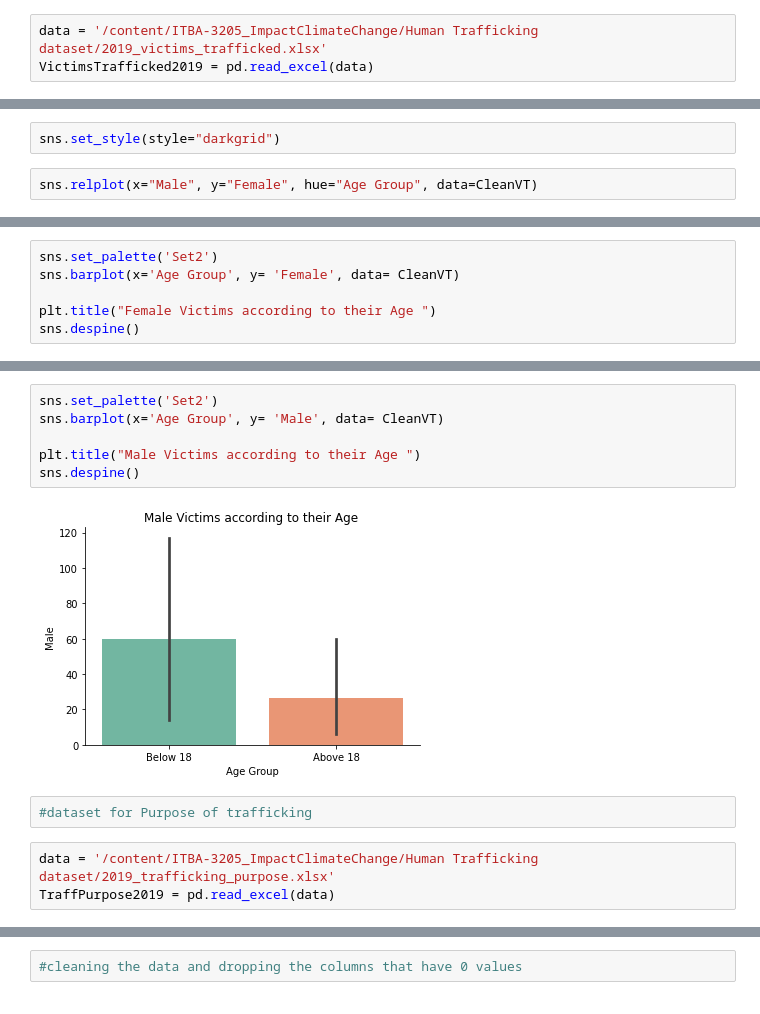
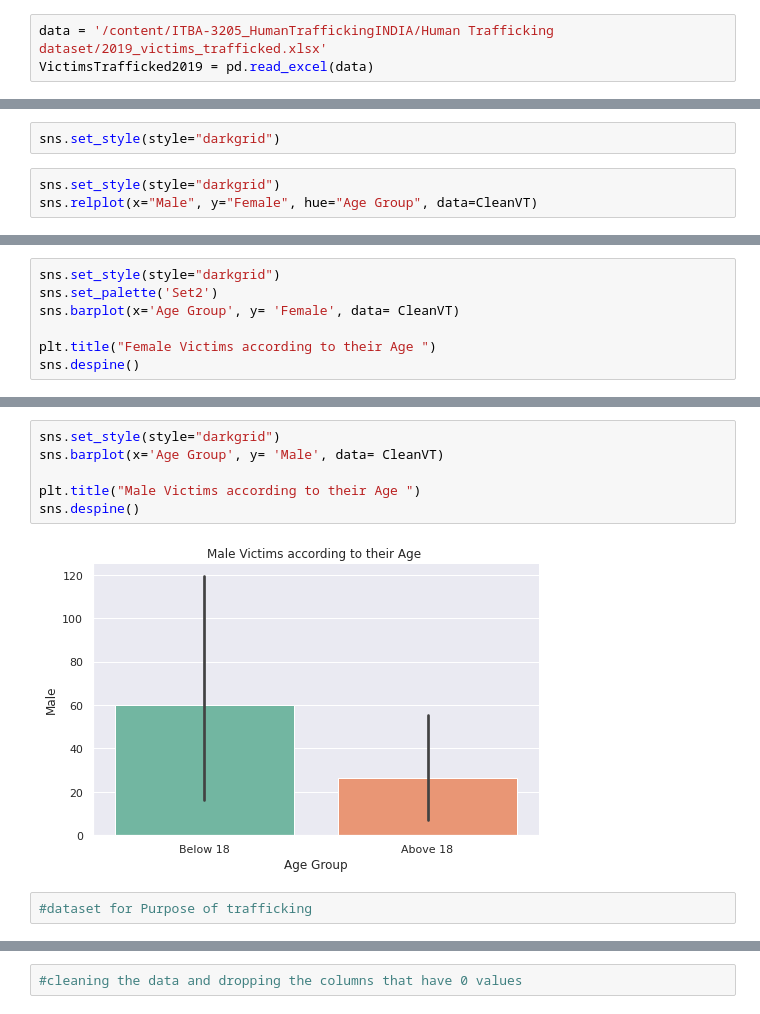
Before and after one commit to Emjeeey/ITBA-3205_FoodHacks, a Jupyter notebook: 404_Final_Project.ipynb, the cells around one changed output, grey strips where cells are left out. Drawn from its saved outputs; the diff is of its cells as text.

```diff
--- a/404_Final_Project.ipynb
+++ b/404_Final_Project.ipynb
@@ -36,7 +47,7 @@ import matplotlib.pyplot as plt
 # %%
 #understanding the data
 # %%
-data = '/content/ITBA-3205_ImpactClimateChange/Human Trafficking dataset/2019_victims_trafficked.xlsx'
+data = '/content/ITBA-3205_HumanTraffickingINDIA/Human Trafficking dataset/2019_victims_trafficked.xlsx'
 VictimsTrafficked2019 = pd.read_excel(data)
 # %%
 VictimsTrafficked2019.info()
@@ -121,6 +114,7 @@ CleanVT
 # %%
 sns.set_style(style="darkgrid")
 # %%
+sns.set_style(style="darkgrid")
 sns.relplot(x="Male", y="Female", hue="Age Group", data=CleanVT)
 # %% [output]
 <seaborn.axisgrid.FacetGrid at 0x...>
@@ -128,4 +122,5 @@ sns.relplot(x="Male", y="Female", hue="Age Group", data=CleanVT)
 # %%
+sns.set_style(style="darkgrid")
 sns.set_palette('Set2')
 sns.barplot(x='Age Group', y= 'Female', data= CleanVT)
 
@@ -136,13 +131,10 @@ sns.despine()
 # %%
-sns.set_palette('Set2')
+sns.set_style(style="darkgrid")
 sns.barplot(x='Age Group', y= 'Male', data= CleanVT)
 
 plt.title("Male Victims according to their Age ")
 sns.despine()
 # %% [output]
-[figure, old version]
+[figure, new version]
 # %%
 #dataset for Purpose of trafficking
-# %%
-data = '/content/ITBA-3205_ImpactClimateChange/Human Trafficking dataset/2019_trafficking_purpose.xlsx'
-TraffPurpose2019 = pd.read_excel(data)
```
Also changed, not shown: parts of 26 cells of this notebook.
